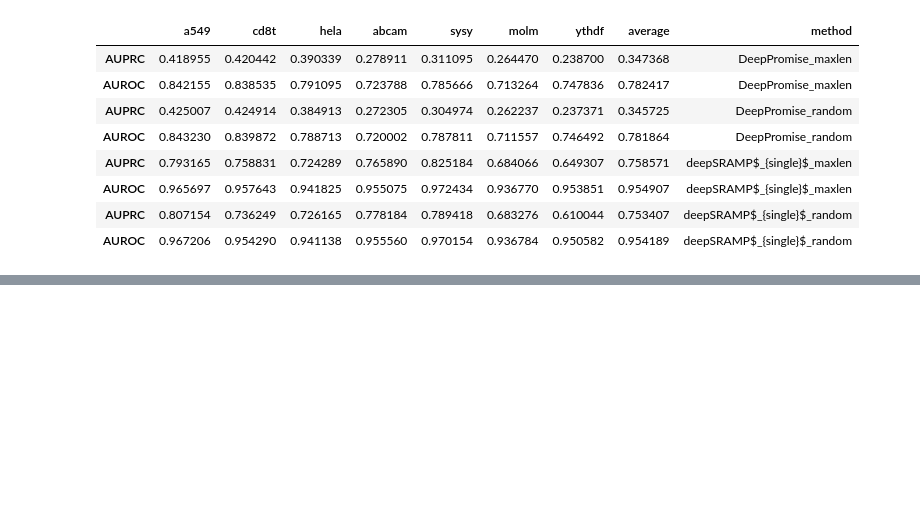
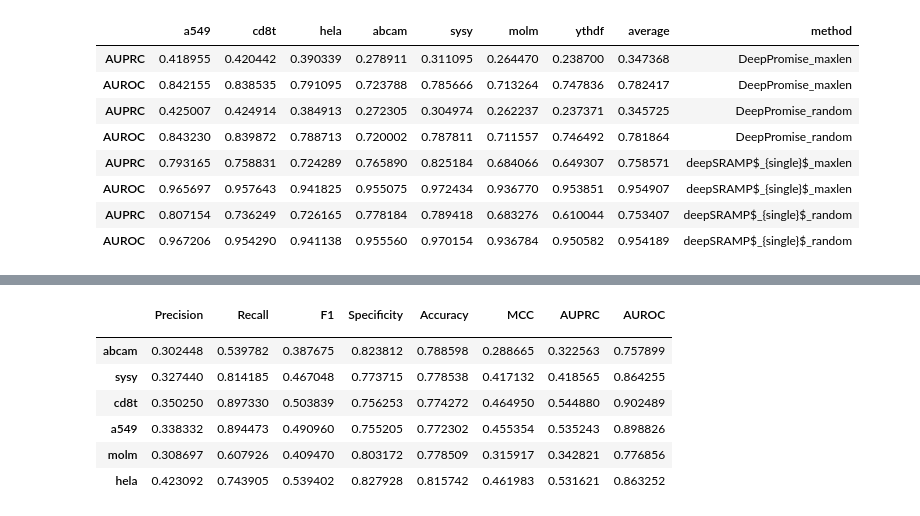
Before and after one commit to zhfanrui/deepSRAMP, a Jupyter notebook: fig2.ipynb, the cells around one changed output, grey strips where cells are left out. Saved outputs shown, nothing was run; the diff lists cells and outputs as text; code cells hidden in the pictures; blank space fills up the shorter version.

```diff
--- a/fig2.ipynb
+++ b/fig2.ipynb
@@ -590,0 +631,31 @@ ts
+# %%
+df = utils.load('data/GSE/compare_mature.data')
+ythdf = utils.load('data/GSE/compare_mature_ythdf_test.data')
+datasets = ['abcam', 'sysy', 'cd8t', 'a549', 'molm', 'hela', 'ythdf']
+datasets_1 = ['a549', 'cd8t', 'hela', 'abcam', 'sysy', 'molm', 'ythdf']
+# %%
+test_res = []
+for name in datasets_1[:-1]:
+    i = name
+    print(f'Generating test data - [{name}]')
+    if name == 'ythdf':
+        testds = df2ds(ythdf, downsample=False, pos_label=f'{i}_test', neg_label=f'{i}_test_neg')
+    else:
+        testds = df2ds(df, downsample=False, pos_label=f'{i}_test', neg_label=f'{i}_test_neg')
+    testdl = ds2dl(testds, drop_last=False, num_workers=0)
+
+    # print(f'Generating train data - [{name}]')
+    # trainds = df2ds(df, downsample=False, pos_label=f'{i}_train', neg_label=f'{i}_train_neg')
+    # traindl = ds2dl(trainds, drop_last=True, num_workers=8)
+
+    print(f'Building model - [{name}]')
+    device = "cuda" if torch.cuda.is_available() else "cpu"
+    model = SRAMP().to(device)
+    model.load_state_dict(torch.load(f'model/full_400_{i}_single_rmute.model', weights_only=True))
+    loss_fn = TriLoss()
+    optimizer = torch.optim.Adam(model.parameters(), lr=1e-3)
+    scheduler = torch.optim.lr_scheduler.CosineAnnealingWarmRestarts(optimizer, 1, 2)
+
+    print(f'Start to train - [{name}]')
+    # train(model, loss_fn, optimizer, scheduler, traindl, testdl, epochs=1, device=device)
+    test_res += [test_loop(testdl, model, device, loss_fn)]
@@ -590,0 +687,14 @@ ts
+# %%
+data = np.array([[i[-1]['1.0']['precision'], i[-1]['1.0']['recall'], i[-1]['1.0']['f1-score'], i[-1]['0.0']['recall'], i[-1]['accuracy'], i[-2], i[2], i[1]] for i in (test_res)])#.shape#.reshape((7, 5, -1))
+t = pd.DataFrame(data, columns=['Precision', 'Recall', 'F1', 'Specificity', 'Accuracy', 'MCC', 'AUPRC', 'AUROC'], index=[i for i in datasets[:-1]])
+t.index.name = ''
+t
+# %% [output]
+|  | Precision | Recall | F1 | Specificity | Accuracy | MCC | AUPRC | AUROC |
+|  |  |  |  |  |  |  |  |  |
+| abcam | 0.302448 | 0.539782 | 0.387675 | 0.823812 | 0.788598 | 0.288665 | 0.322563 | 0.757899 |
+| sysy | 0.327440 | 0.814185 | 0.467048 | 0.773715 | 0.778538 | 0.417132 | 0.418565 | 0.864255 |
+| cd8t | 0.350250 | 0.897330 | 0.503839 | 0.756253 | 0.774272 | 0.464950 | 0.544880 | 0.902489 |
+| a549 | 0.338332 | 0.894473 | 0.490960 | 0.755205 | 0.772302 | 0.455354 | 0.535243 | 0.898826 |
+| molm | 0.308697 | 0.607926 | 0.409470 | 0.803172 | 0.778509 | 0.315917 | 0.342821 | 0.776856 |
+| hela | 0.423092 | 0.743905 | 0.539402 | 0.827928 | 0.815742 | 0.461983 | 0.531621 | 0.863252 |
```
Also changed, not shown: parts of 8 cells of this notebook, 4 other files.
